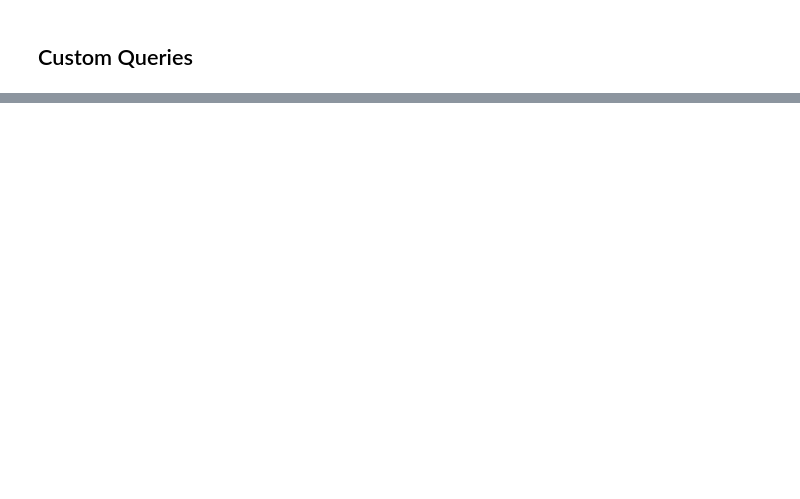
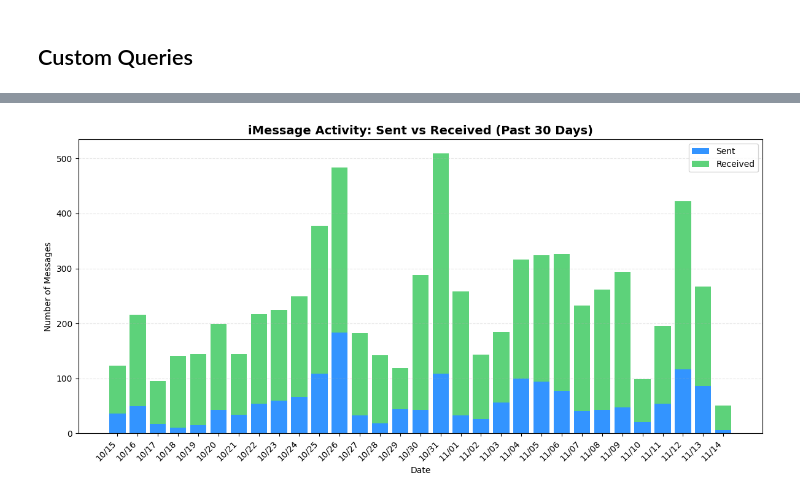
Before and after one commit to ChrisPatten/haven, a Jupyter notebook: notebooks/postgres_query_playground.ipynb, the cells around one changed output, grey strips where cells are left out. Cells and saved outputs as stored; diff of their text form; code cells hidden in the pictures; blank space fills up the shorter version.

```diff
--- a/notebooks/postgres_query_playground.ipynb
+++ b/notebooks/postgres_query_playground.ipynb
@@ -559,0 +562,84 @@ display(docs_with_chunks)
+# %%
+# iMessage Activity: Sent vs Received
+import matplotlib.pyplot as plt
+from datetime import datetime, timedelta
+
+NUM_DAYS = 30
+
+# Query iMessages for the past NUM_DAYS days, grouped by date and direction
+imessage_stats = query_df("""
+    SELECT
+        DATE(content_timestamp) as date,
+        CASE
+            WHEN metadata->'message'->>'is_from_me' = 'true' THEN 'sent'
+            WHEN metadata->'message'->>'is_from_me' = 'false' THEN 'received'
+            WHEN content_timestamp_type = 'sent' THEN 'sent'
+            WHEN content_timestamp_type = 'received' THEN 'received'
+            ELSE 'unknown'
+        END as direction,
+        COUNT(*) as count
+    FROM documents
+    WHERE is_active_version = true
+      AND source_type = 'imessage'
+      AND content_timestamp >= CURRENT_DATE - MAKE_INTERVAL(days => %s)
+      AND content_timestamp < CURRENT_DATE + INTERVAL '1 day'
+    GROUP BY DATE(content_timestamp), direction
+    ORDER BY date, direction
+""", (NUM_DAYS,))
+
+# Pivot the data to have dates as index and directions as columns
+if len(imessage_stats) > 0:
+    pivot_data = imessage_stats.pivot(index='date', columns='direction', values='count').fillna(0)
+
+    # Ensure we have 'sent' and 'received' columns (even if empty)
+    for col in ['sent', 'received']:
+        if col not in pivot_data.columns:
+            pivot_data[col] = 0
+
+    # Sort by date
+    pivot_data = pivot_data.sort_index()
+
+    # Create stacked bar chart
+    fig, ax = plt.subplots(figsize=(12, 6))
+
+    # Get dates and counts
+    dates = pivot_data.index
+    sent_counts = pivot_data['sent'] if 'sent' in pivot_data.columns else pd.Series([0] * len(dates), index=dates)
+    received_counts = pivot_data['received'] if 'received' in pivot_data.columns else pd.Series([0] * len(dates), index=dates)
+
+    # Create the stacked bars
+    x_pos = range(len(dates))
+    ax.bar(x_pos, sent_counts, label='Sent', color='#007AFF', alpha=0.8)
+    ax.bar(x_pos, received_counts, bottom=sent_counts, label='Received', color='#34C759', alpha=0.8)
+
+    # Format x-axis
+    ax.set_xticks(x_pos)
+    ax.set_xticklabels([d.strftime('%m/%d') for d in dates], rotation=45, ha='right')
+    ax.set_xlabel('Date')
+    ax.set_ylabel('Number of Messages')
+    ax.set_title(f'iMessage Activity: Sent vs Received (Past {NUM_DAYS} Days)', fontsize=14, fontweight='bold')
+    ax.legend()
+    ax.grid(axis='y', alpha=0.3, linestyle='--')
+
+    plt.tight_layout()
+    plt.show()
+
+    # Display summary statistics
+    total_sent = float(sent_counts.sum())
+    total_received = float(received_counts.sum())
+    total_messages = total_sent + total_received
+    avg_per_day = total_messages / len(dates) if len(dates) > 0 else 0
+
+    print(f"\nSummary Statistics:")
+    print(f"Total messages: {int(total_messages)}")
+    print(f"Total sent: {int(total_sent)}")
+    print(f"Total received: {int(total_received)}")
+    print(f"Average per day: {avg_per_day:.1f}")
+
+    # Display the data table
+    print(f"\nDaily Breakdown:")
+    display(pivot_data)
+else:
+    print(f"No iMessage data found for the past {NUM_DAYS} days.")
+# %% [output]
+[figure, added]
```
Also changed, not shown: parts of 26 cells of this notebook, 55 other files.
